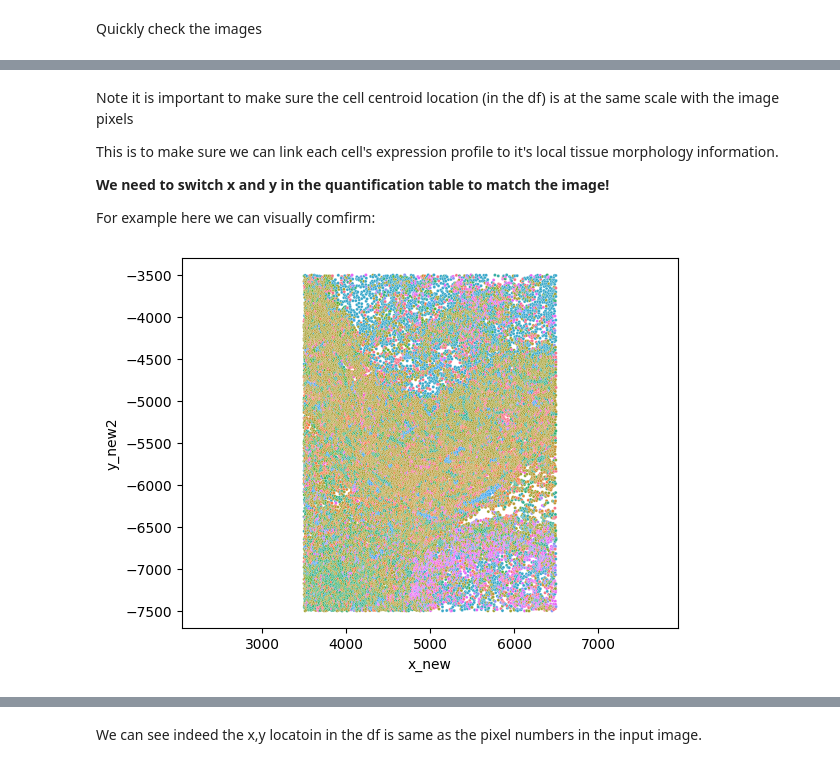
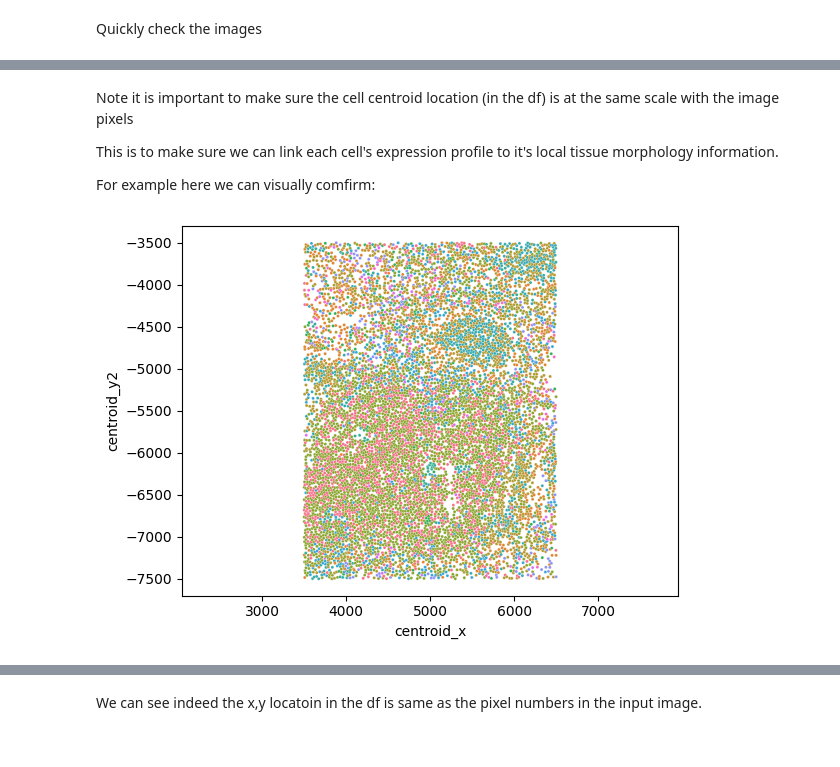
Before and after one commit to MargotCh/CellLensBenchmark, a Jupyter notebook: Tutorial_Full_CellLENS.ipynb, the cells around one changed output, grey strips where cells are left out. Cells and saved outputs as stored; diff of their text form; code cells hidden in the pictures.

```diff
--- a/Tutorial_Full_CellLENS.ipynb
+++ b/Tutorial_Full_CellLENS.ipynb
@@ -85 +82,6 @@ df = pd.read_csv('cHL_CODEX_cleaned.csv')
+# %%
+# we have deposited the tutorial data onto zenodo for convinient loading
+df_url = 'https://zenodo.org/records/14629754/files/features_and_metadata.csv?download=1'
+
+df = pd.read_csv(df_url, index_col = 0)
 # %% [markdown]
@@ -145,22 +158,16 @@ Note it is important to make sure the cell centroid location (in the df) is at t
 
 This is to make sure we can link each cell's expression profile to it's local tissue morphology information.
 
-**We need to switch x and y in the quantification table to match the image!**
-
 For example here we can visually comfirm:
-# %%
-df['x_new'] = df['y']
-df['y_new'] = df['x']
 # %%
-df['y_new2'] = -1 * df['y_new'] # this is just for seaborn plotting reverse y axis
-#df['x2'] = -1 * df['x']
+df['centroid_y2'] = -1 * df['centroid_y'] # this is just for seaborn plotting reverse y axis
 
-temp = df.loc[(df.x_new > 3500) & (df.x_new < 6500) &
-              (df.y_new > 3500) & (df.y_new < 7500), :]
+temp = df.loc[(df.centroid_x > 3500) & (df.centroid_x < 6500) &
+              (df.centroid_y > 3500) & (df.centroid_y < 7500), :]
 
-sns.scatterplot(data = temp, x = 'x_new', y = 'y_new2', hue = 'cell_type', s=5, legend=False)
+sns.scatterplot(data = temp, x = 'centroid_x', y = 'centroid_y2', hue = 'cluster.termV2', s=5, legend=False)
 plt.axis('equal')  # Ensures equal scaling for x and y axes
 plt.show()
 # %% [output]
-[figure, old version]
+[figure, new version]
 # %%
```
Also changed, not shown: parts of 27 cells of this notebook.
